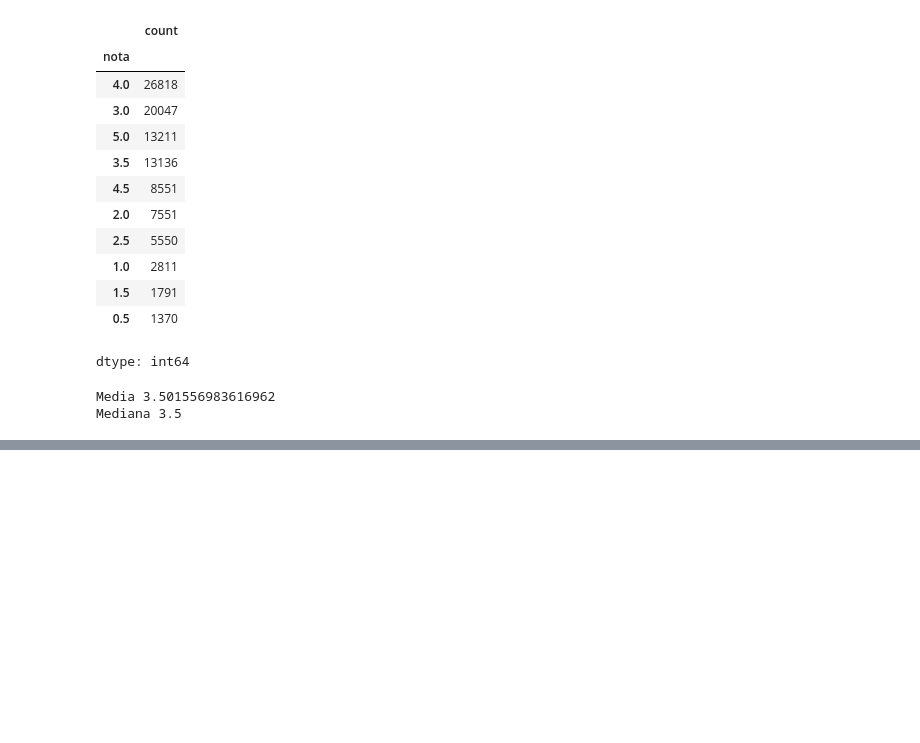
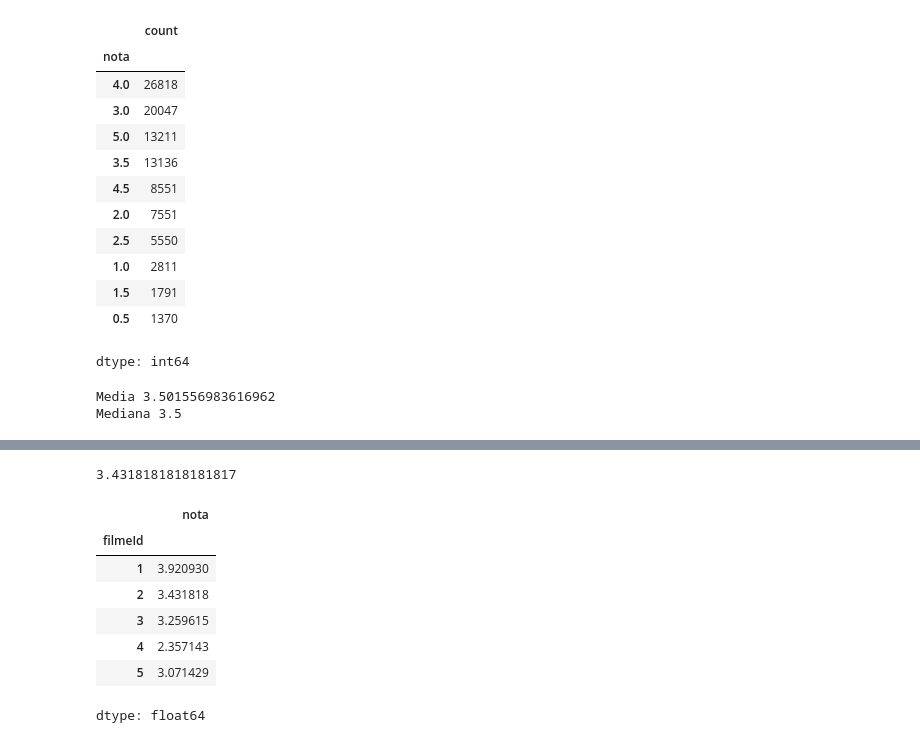
Before and after one commit to dlv/introducao-a-data-science, a Jupyter notebook: introducao-a-data-science.ipynb, the cells around one changed output, grey strips where cells are left out. Drawn from its saved outputs; the diff is of its cells as text; code cells hidden in the pictures; blank space fills up the shorter version.

```diff
--- a/introducao-a-data-science.ipynb
+++ b/introducao-a-data-science.ipynb
@@ -149,0 +172,22 @@ Mediana 3.5
+# %%
+# Agora que geramos um gráfico de boxplot, vamos pegar a média do filme 1 e do filme 2
+
+notas.query("filmeId==1").nota.mean()
+
+notas.query("filmeId==2").nota.mean()
+# %% [output]
+3.4318181818181817
+# %%
+# Para obtermos a média das notas, pegamos o grupo dela e fazemos o cálculo das médias e mostramos os 5 primeiros.
+
+medias_por_filme = notas.groupby("filmeId").mean().nota
+medias_por_filme.head()
+# %% [output]
+|  | nota |
+| filmeId |  |
+| 1 | 3.920930 |
+| 2 | 3.431818 |
+| 3 | 3.259615 |
+| 4 | 2.357143 |
+| 5 | 3.071429 |
+dtype: float64
```
Also changed, not shown: parts of 2 cells of this notebook, 1 other file.
